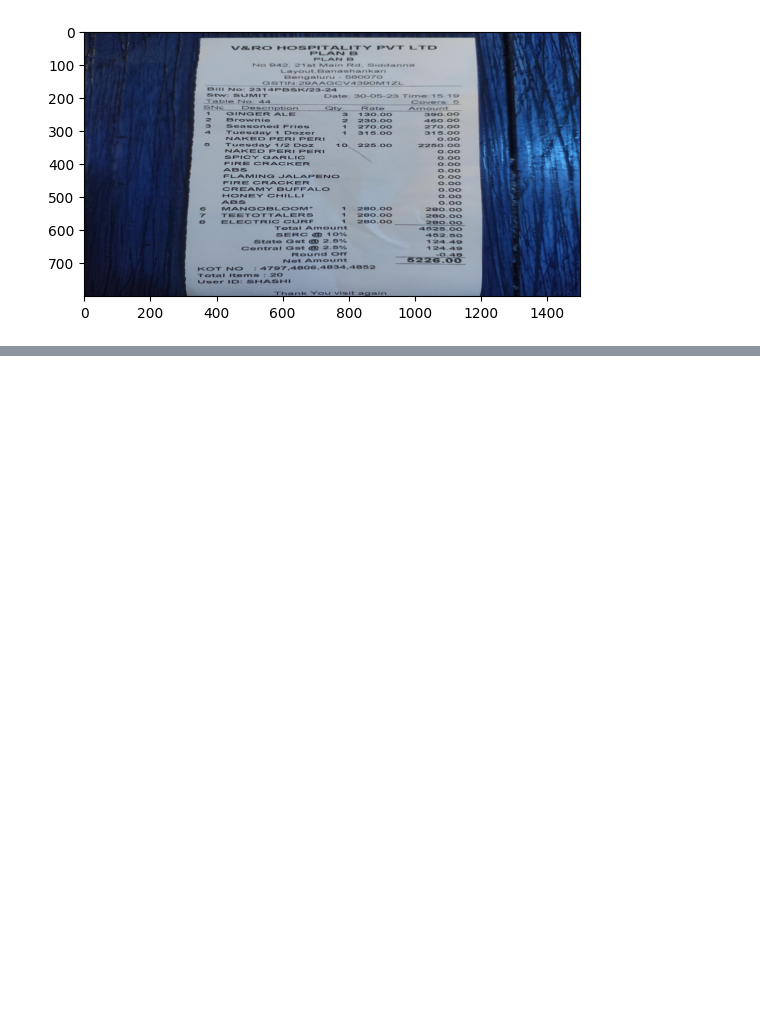
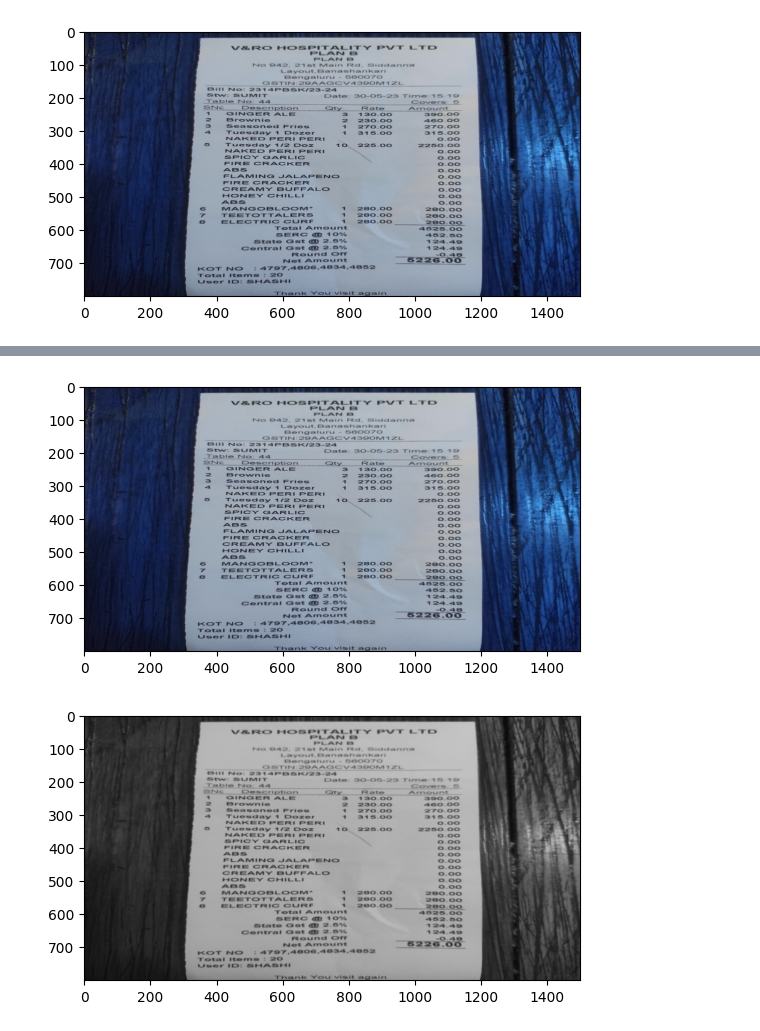
Before and after one commit to UjjwalSilwal/Cam-Scanner-project, a Jupyter notebook: Cam Scanner.ipynb, the cells around one changed output, grey strips where cells are left out. Saved outputs shown, nothing was run; the diff lists cells and outputs as text; code cells hidden in the pictures; blank space fills up the shorter version.

```diff
--- a/Cam Scanner.ipynb
+++ b/Cam Scanner.ipynb
@@ -48,0 +49,12 @@ plt.show()
+# %%
+# converting the above blurred image to BGR (color format)
+
+regenerated = cv2.cvtColor(blurred, cv2.COLOR_GRAY2BGR)
+plt.imshow(originalimg)
+plt.show()
+
+plt.imshow(regenerated)
+plt.show()
+# %% [output]
+[figure, added]
+[figure, added]
```
Also changed, not shown: parts of 1 cell of this notebook.
